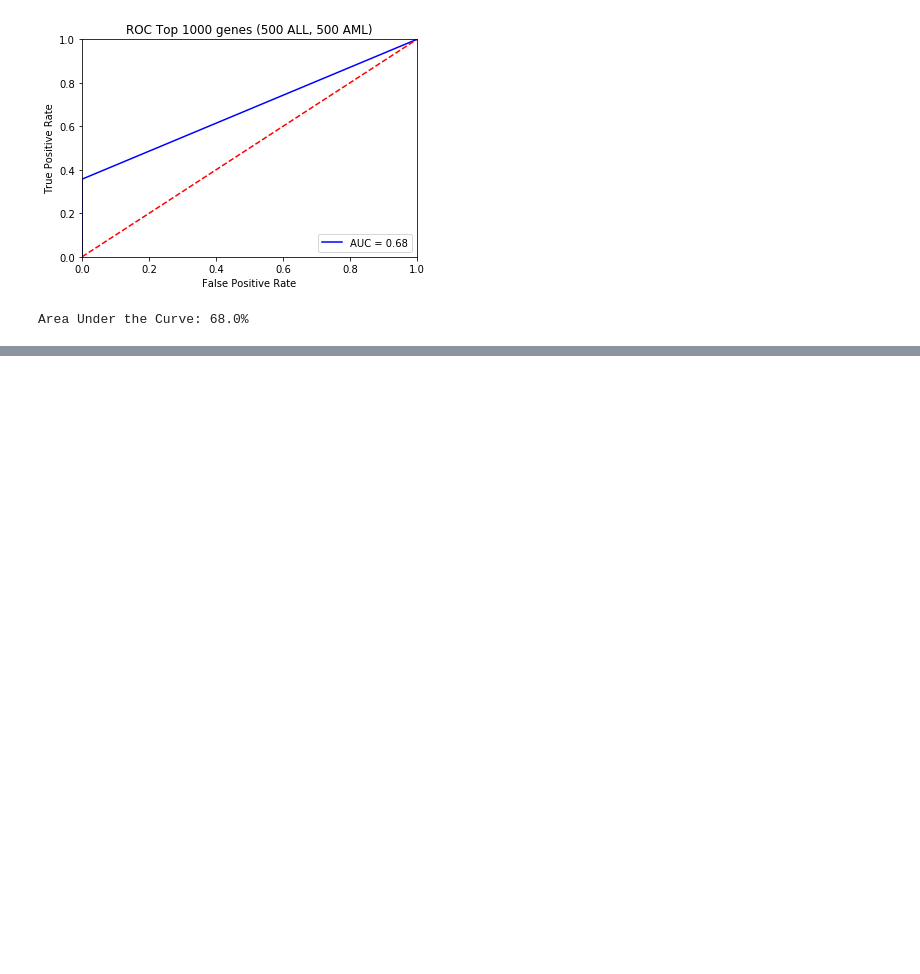
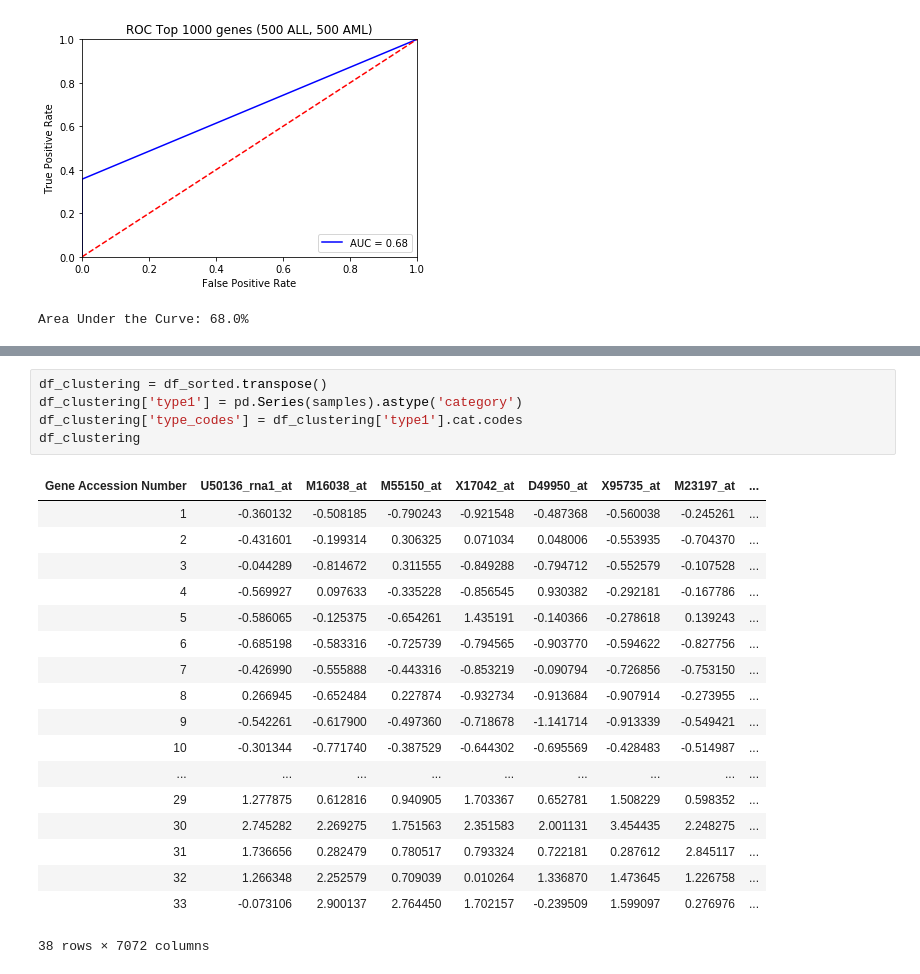
Before and after one commit to Jehutyver10/Bioinformatics-Assignment-1, a Jupyter notebook: Assignment1.ipynb, the cells around one changed output, grey strips where cells are left out. Cells and saved outputs as stored; diff of their text form; blank space fills up the shorter version.

```diff
--- a/Assignment1.ipynb
+++ b/Assignment1.ipynb
@@ -655,0 +705,24 @@ Area Under the Curve: 68.0%
+# %%
+df_clustering = df_sorted.transpose()
+df_clustering['type1'] = pd.Series(samples).astype('category')
+df_clustering['type_codes'] = df_clustering['type1'].cat.codes
+df_clustering
+# %% [output]
+| Gene Accession Number | U50136_rna1_at | M16038_at | M55150_at | X17042_at | D49950_at | X95735_at | M23197_at | ... |
+| 1 | -0.360132 | -0.508185 | -0.790243 | -0.921548 | -0.487368 | -0.560038 | -0.245261 | ... |
+| 2 | -0.431601 | -0.199314 | 0.306325 | 0.071034 | 0.048006 | -0.553935 | -0.704370 | ... |
+| 3 | -0.044289 | -0.814672 | 0.311555 | -0.849288 | -0.794712 | -0.552579 | -0.107528 | ... |
+| 4 | -0.569927 | 0.097633 | -0.335228 | -0.856545 | 0.930382 | -0.292181 | -0.167786 | ... |
+| 5 | -0.586065 | -0.125375 | -0.654261 | 1.435191 | -0.140366 | -0.278618 | 0.139243 | ... |
+| 6 | -0.685198 | -0.583316 | -0.725739 | -0.794565 | -0.903770 | -0.594622 | -0.827756 | ... |
+| 7 | -0.426990 | -0.555888 | -0.443316 | -0.853219 | -0.090794 | -0.726856 | -0.753150 | ... |
+| 8 | 0.266945 | -0.652484 | 0.227874 | -0.932734 | -0.913684 | -0.907914 | -0.273955 | ... |
+| 9 | -0.542261 | -0.617900 | -0.497360 | -0.718678 | -1.141714 | -0.913339 | -0.549421 | ... |
+| 10 | -0.301344 | -0.771740 | -0.387529 | -0.644302 | -0.695569 | -0.428483 | -0.514987 | ... |
+| ... | ... | ... | ... | ... | ... | ... | ... | ... |
+| 29 | 1.277875 | 0.612816 | 0.940905 | 1.703367 | 0.652781 | 1.508229 | 0.598352 | ... |
+| 30 | 2.745282 | 2.269275 | 1.751563 | 2.351583 | 2.001131 | 3.454435 | 2.248275 | ... |
+| 31 | 1.736656 | 0.282479 | 0.780517 | 0.793324 | 0.722181 | 0.287612 | 2.845117 | ... |
+| 32 | 1.266348 | 2.252579 | 0.709039 | 0.010264 | 1.336870 | 1.473645 | 1.226758 | ... |
+| 33 | -0.073106 | 2.900137 | 2.764450 | 1.702157 | -0.239509 | 1.599097 | 0.276976 | ... |
+38 rows × 7072 columns
```
Also changed, not shown: parts of 14 cells of this notebook.
